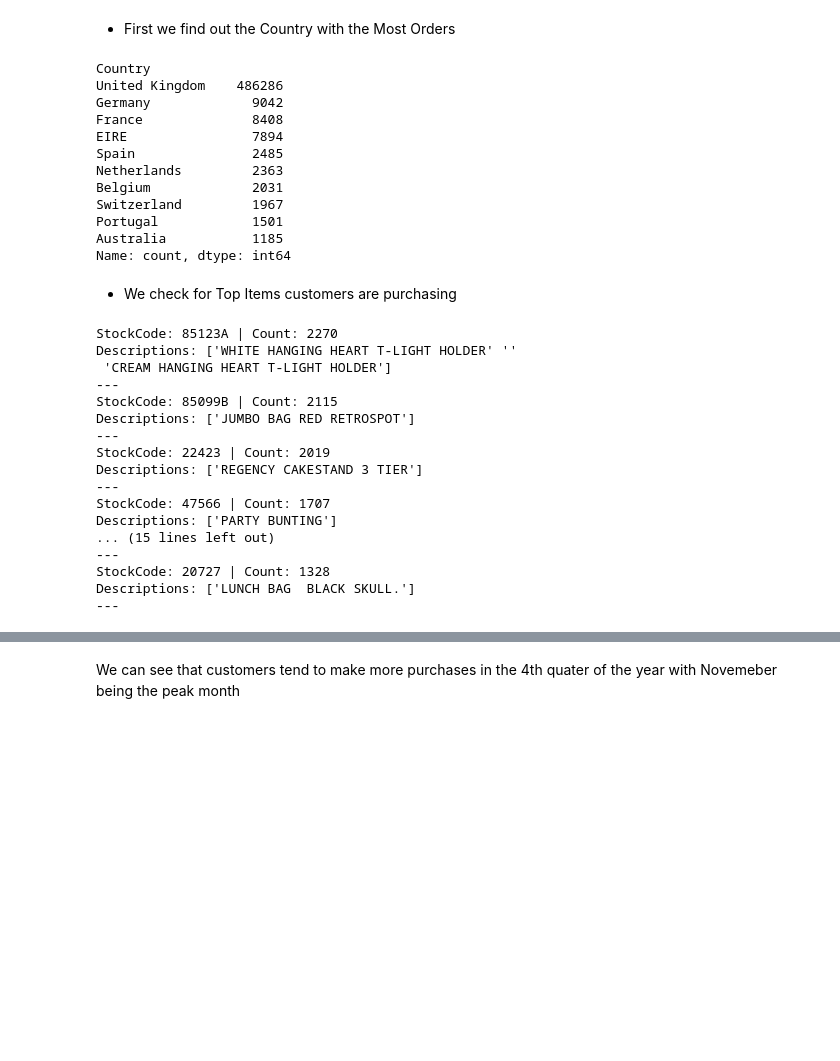
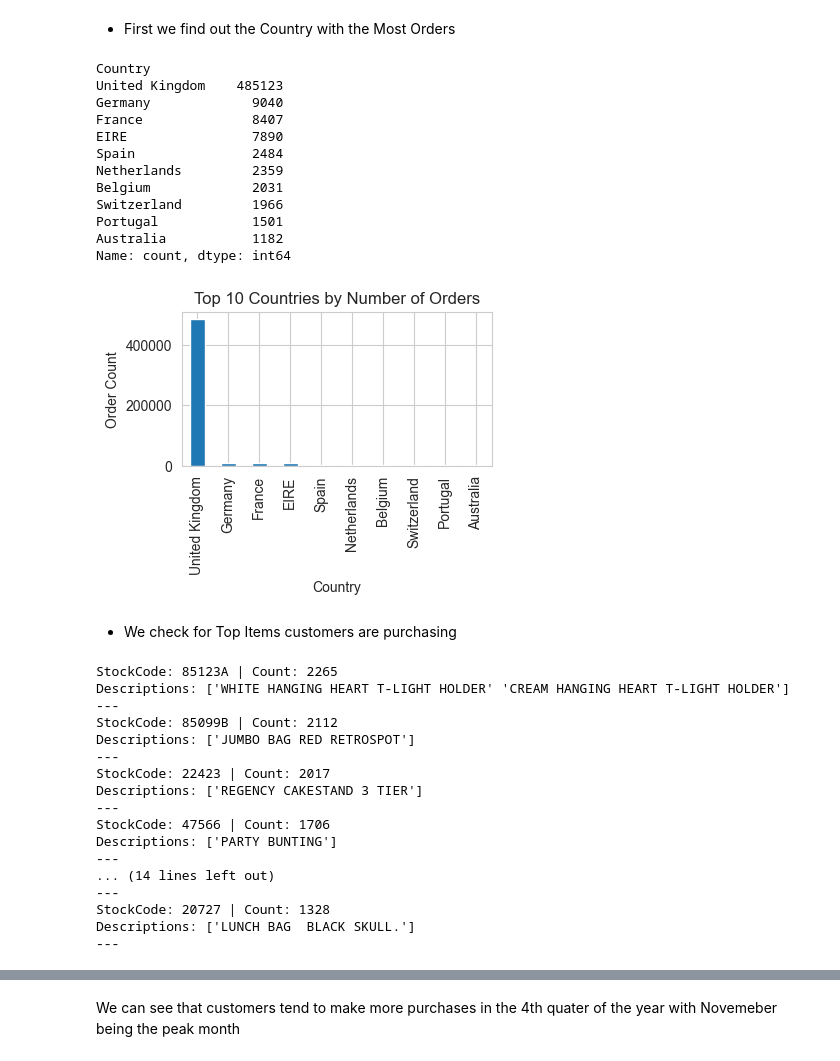
Before and after one commit to jeffozzy/retail_transaction_analysis, a Jupyter notebook: jupyter_notebooks/ETL copy.ipynb, the cells around one changed output, grey strips where cells are left out. Saved outputs shown, nothing was run; the diff lists cells and outputs as text; code cells hidden in the pictures; blank space fills up the shorter version.

```diff
--- a/jupyter_notebooks/ETL copy.ipynb
+++ b/jupyter_notebooks/ETL copy.ipynb
@@ -142,8 +142,10 @@ df_copy[df_copy['Description'].str.contains('\?', na=False)]
 df_copy['Description'] = df_copy['Description'].str.replace('?', '', regex=False)
 # %%
 #Remove rows with negative or zero Quantity
+df_copy = df_copy[df_copy['Quantity'] > 0]
 
-df_copy = df_copy[df_copy['Quantity'] > 0]
+#Remove rows with negative or zero UnitPrice
+df_copy = df_copy[df_copy['UnitPrice'] > 0]
 # %%
 df_copy['Description'].isnull().sum()
 # %% [output]
@@ -196,17 +196,27 @@ top_customers_country = df_copy['Country'].value_counts().head(10)
 print(top_customers_country)
 # %% [output]
 Country
-United Kingdom    486286
-Germany             9042
-France              8408
-EIRE                7894
-Spain               2485
-Netherlands         2363
+United Kingdom    485123
+Germany             9040
+France              8407
+EIRE                7890
+Spain               2484
+Netherlands         2359
 Belgium             2031
-Switzerland         1967
+Switzerland         1966
 Portugal            1501
-Australia           1185
+Australia           1182
 Name: count, dtype: int64
+# %%
+top_countries = df_copy['Country'].value_counts().head(10)
+plt.figure(figsize=(4,2))
+top_countries.plot(kind='bar')
+plt.title('Top 10 Countries by Number of Orders')
+plt.xlabel('Country')
+plt.ylabel('Order Count')
+plt.show()
+# %% [output]
+[figure, added]
 # %% [markdown]
 * We check for Top Items customers are purchasing
 # %%
@@ -221,19 +231,19 @@ for code in top_stockcodes:
     print("Descriptions:", descriptions)
     print("---")
 # %% [output]
-StockCode: 85123A | Count: 2270
-Descriptions: ['WHITE HANGING HEART T-LIGHT HOLDER' ''
- 'CREAM HANGING HEART T-LIGHT HOLDER']
+StockCode: 85123A | Count: 2265
+Descriptions: ['WHITE HANGING HEART T-LIGHT HOLDER' 'CREAM HANGING HEART T-LIGHT HOLDER']
 ---
-StockCode: 85099B | Count: 2115
+StockCode: 85099B | Count: 2112
 Descriptions: ['JUMBO BAG RED RETROSPOT']
 ---
-StockCode: 22423 | Count: 2019
+StockCode: 22423 | Count: 2017
 Descriptions: ['REGENCY CAKESTAND 3 TIER']
 ---
-StockCode: 47566 | Count: 1707
+StockCode: 47566 | Count: 1706
 Descriptions: ['PARTY BUNTING']
-... (15 lines left out)
+---
+... (14 lines left out)
 ---
 StockCode: 20727 | Count: 1328
 Descriptions: ['LUNCH BAG  BLACK SKULL.']
```
Also changed, not shown: parts of 37 cells of this notebook, 1 other file.
